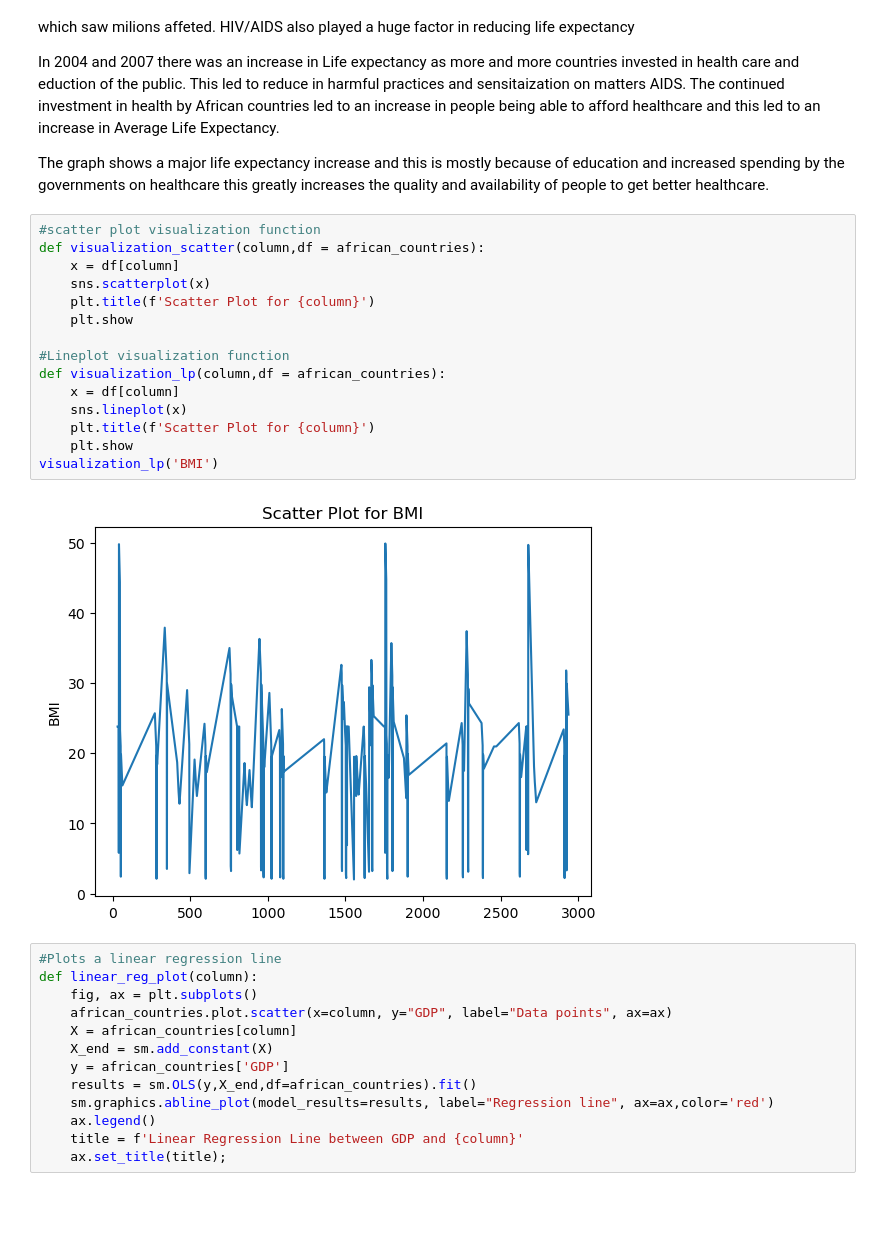
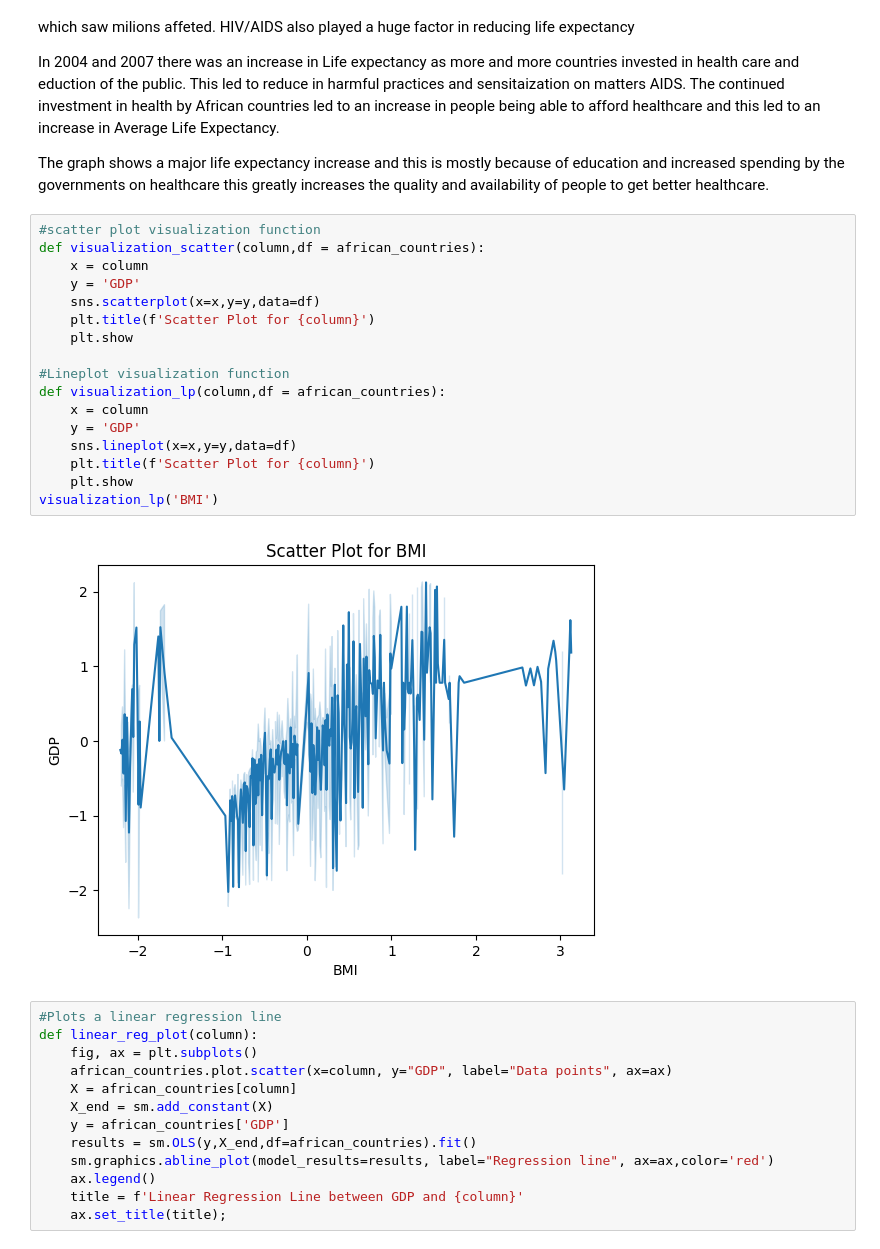
Before and after one commit to IceyPanda23/Phase_2_project, a Jupyter notebook: Final Project Phase 2.ipynb, the cells around one changed output. Saved outputs shown, nothing was run; the diff lists cells and outputs as text; blank space fills up the shorter version.

Commit message:
Images Edit

```diff
--- a/Final Project Phase 2.ipynb
+++ b/Final Project Phase 2.ipynb
@@ -772,20 +768,22 @@ The graph shows a major life expectancy increase and this is mostly because of e
 # %%
 #scatter plot visualization function
 def visualization_scatter(column,df = african_countries):
-    x = df[column]
-    sns.scatterplot(x)
+    x = column
+    y = 'GDP'
+    sns.scatterplot(x=x,y=y,data=df)
     plt.title(f'Scatter Plot for {column}')
     plt.show
 
 #Lineplot visualization function
 def visualization_lp(column,df = african_countries):
-    x = df[column]
-    sns.lineplot(x)
+    x = column
+    y = 'GDP'
+    sns.lineplot(x=x,y=y,data=df)
     plt.title(f'Scatter Plot for {column}')
     plt.show
 visualization_lp('BMI')
 # %% [output]
-[figure, old version]
+[figure, new version]
 # %%
 #Plots a linear regression line
 def linear_reg_plot(column):
```
Also changed, not shown: parts of 38 cells of this notebook, 23 other files.
